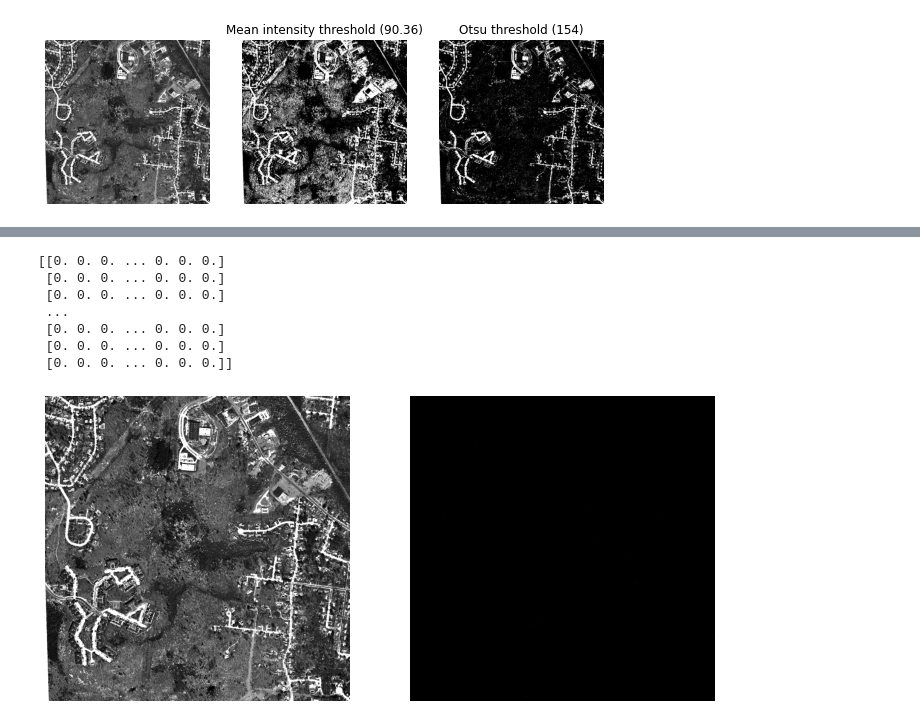
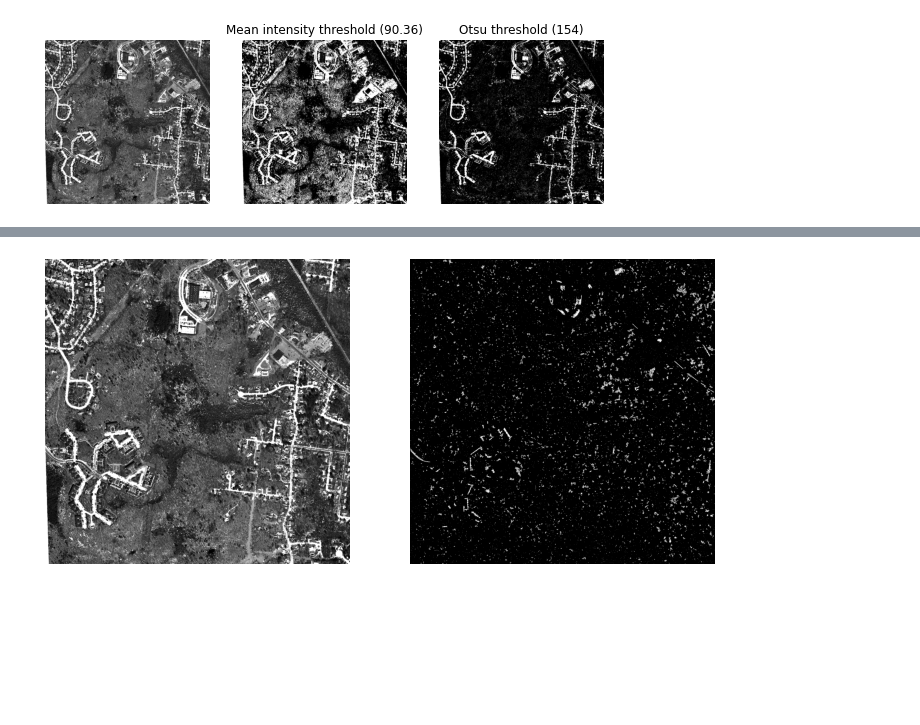
Before and after one commit to Populim/imageprocessing, a Jupyter notebook: projeto_final.ipynb, the cells around one changed output, grey strips where cells are left out. Cells and saved outputs as stored; diff of their text form; code cells hidden in the pictures; blank space fills up the shorter version.

Commit message:
region growing consertada

```diff
--- a/projeto_final.ipynb
+++ b/projeto_final.ipynb
@@ -204,15 +204,15 @@ plt.show()
 def distance(a, b):
     return np.abs(a-b)
 
-def is_one(img_t, row, col):
+def is_one(grid, row, col):
         # Helper method for checking whether the pixel belongs to an island or not
-        if (row < 0 or row > len(img_t) - 1):
+        if (row < 0 or row > len(grid) - 1):
             return False
 
-        if (col < 0 or col > len(img_t[0]) - 1):
+        if (col < 0 or col > len(grid[0]) - 1):
             return False
 
-        if img_t[row][col] == 1:
+        if grid[row][col] == 0:
             return True
         else:
             return False
@@ -230,47 +230,38 @@ def region_growing_average(img, img_t, tolerance, seed):
         [cur_x, cur_y] = q[0]
         del q[0]
 
+        avg = np.mean(img[np.where(img_t==1)])
+
         img_t[cur_x, cur_y] = 1
 
-        if (is_one(grid, cur_x - 1, cur_y) == True and distance(avg, img[cur_x-1, cur_y]) <= tolerance):
-            avg = np.mean(img[np.where(img_t==1)])
-            grid[cur_x - 1][cur_y] = -1
-            q.append([cur_x - 1, cur_y])
+        if (is_one(grid, cur_x-1, cur_y) == True and distance(avg, img[cur_x-1,cur_y]) <= tolerance):
+            grid[cur_x-1][cur_y] = -1
+            q.append([cur_x-1, cur_y])
 
-        if (is_one(grid, cur_x + 1, cur_y) == True and distance(avg, img[cur_x+1, cur_y]) <= tolerance):
-            avg = np.mean(img[np.where(img_t==1)])
-            grid[cur_x + 1][cur_y] = -1
-            q.append([cur_x + 1, cur_y])
+        if (is_one(grid, cur_x+1, cur_y) == True and distance(avg, img[cur_x+1,cur_y]) <= tolerance):
+            grid[cur_x+1][cur_y] = -1
+            q.append([cur_x+1, cur_y])
 
-        if (is_one(grid, cur_x, cur_y - 1) == True and distance(avg, img[cur_x, cur_y-1]) <= tolerance):
-            avg = np.mean(img[np.where(img_t==1)])
-            grid[cur_x][cur_y - 1] = -1
-            q.append([cur_x, cur_y - 1])
+        if (is_one(grid, cur_x, cur_y-1) == True and distance(avg, img[cur_x,cur_y-1]) <= tolerance):
+            grid[cur_x][cur_y-1] = -1
+            q.append([cur_x, cur_y-1])
 
-        if (is_one(grid, cur_x, cur_y + 1) == True and distance(avg, img[cur_x, cur_y+1]) <= tolerance):
-            avg = np.mean(img[np.where(img_t==1)])
-            grid[cur_x][cur_y + 1] = -1
-            q.append([cur_x, cur_y + 1])
+        if (is_one(grid, cur_x, cur_y+1) == True and distance(avg, img[cur_x,cur_y+1]) <= tolerance):
+            grid[cur_x][cur_y+1] = -1
+            q.append([cur_x, cur_y+1])
 
     return img_t
 # %%
 img_seed = np.zeros(image.shape)
 
-n = 100
+n = 10000
 for i in range(n):
     x = np.random.randint(0, 1500)
     y = np.random.randint(0, 1500)
-    img_seed = region_growing_average(image, img_seed, 25, [x,y])
+    img_seed = region_growing_average(image, img_seed, 10, [x,y])
 
 plt.figure(figsize=(12,6))
 plt.subplot(121); plt.imshow(image,cmap="gray"); plt.axis('off')
 plt.subplot(122); plt.imshow(img_seed*255, cmap="gray"); plt.axis('off');
 # %% [output]
-[[0. 0. 0. ... 0. 0. 0.]
- [0. 0. 0. ... 0. 0. 0.]
- [0. 0. 0. ... 0. 0. 0.]
- ...
- [0. 0. 0. ... 0. 0. 0.]
- [0. 0. 0. ... 0. 0. 0.]
- [0. 0. 0. ... 0. 0. 0.]]
-[figure, old version]
+[figure, new version]
```
Also changed, not shown: parts of 2 cells of this notebook.
